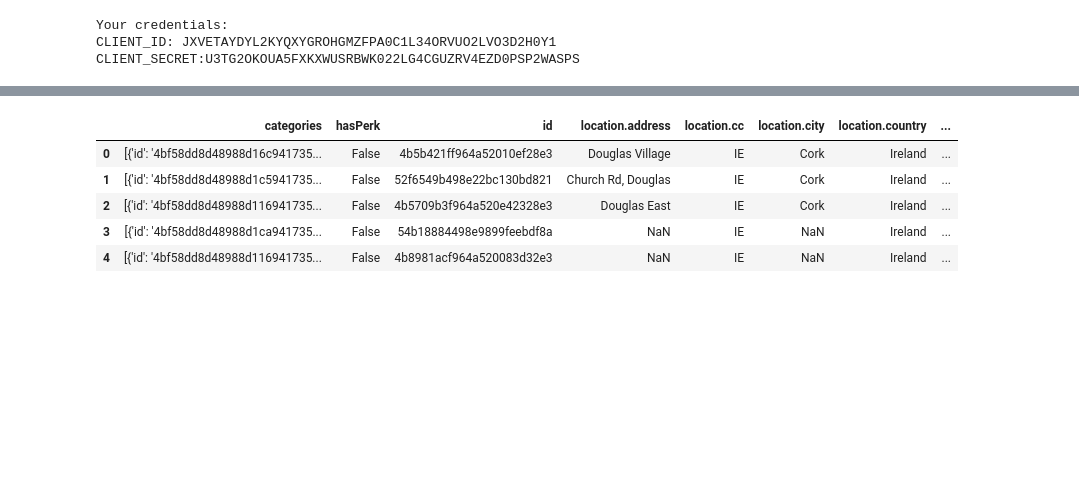
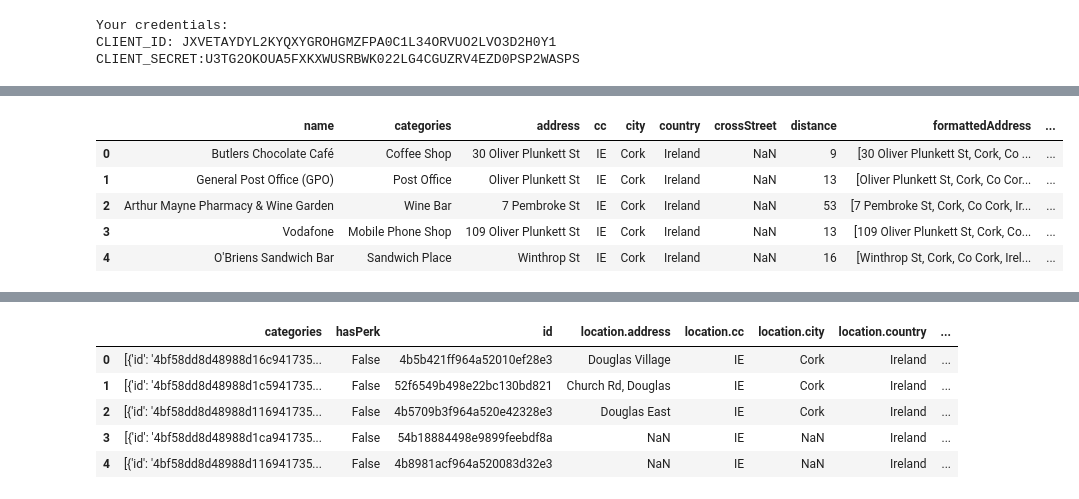
Before and after one commit to Mikodon1/Coursera-Capstone, a Jupyter notebook: Battle of the Neighbourhoods .ipynb, the cells around one changed output, grey strips where cells are left out. Cells and saved outputs as stored; diff of their text form; code cells hidden in the pictures; blank space fills up the shorter version.

```diff
--- a/Battle of the Neighbourhoods .ipynb
+++ b/Battle of the Neighbourhoods .ipynb
@@ -1138,0 +1198,12 @@ CLIENT_SECRET:U3TG2OKOUA5FXKXWUSRBWK022LG4CGUZRV4EZD0PSP2WASPS
+# %%
+# create the API request URL to serach for venues in Cork City Centre
+url = "https://api.foursquare.com/v2/venues/search?client_id={}&client_secret={}&v={}&ll={},{}&radius={}&limit={}".format(
+    CLIENT_ID,
+    CLIENT_SECRET,
+    VERSION,
+    corlatitude,
+    corlongitude,
+    radius,
+    LIMIT)
+corccresults = requests.get(url).json()
+corccresults
@@ -1138,0 +1242,31 @@ CLIENT_SECRET:U3TG2OKOUA5FXKXWUSRBWK022LG4CGUZRV4EZD0PSP2WASPS
+# %%
+# keep only columns that include venue name, and anything that is associated with location
+filtered_columns = ['name', 'categories'] + [col for col in corcc_df.columns if col.startswith('location.')] + ['id']
+corcc_df_filtered = corcc_df.loc[:, filtered_columns]
+
+# function that extracts the category of the venue
+def get_category_type(row):
+    try:
+        categories_list = row['categories']
+    except:
+        categories_list = row['venue.categories']
+
+    if len(categories_list) == 0:
+        return None
+    else:
+        return categories_list[0]['name']
+
+# filter the category for each row
+corcc_df_filtered['categories'] = corcc_df_filtered.apply(get_category_type, axis=1)
+
+# clean column names by keeping only last term
+corcc_df_filtered.columns = [column.split('.')[-1] for column in corcc_df_filtered.columns]
+
+corcc_df_filtered.head()
+# %% [output]
+|  | name | categories | address | cc | city | country | crossStreet | distance | formattedAddress | ... |
+| 0 | Butlers Chocolate Café | Coffee Shop | 30 Oliver Plunkett St | IE | Cork | Ireland | NaN | 9 | [30 Oliver Plunkett St, Cork, Co ... | ... |
+| 1 | General Post Office (GPO) | Post Office | Oliver Plunkett St | IE | Cork | Ireland | NaN | 13 | [Oliver Plunkett St, Cork, Co Cor... | ... |
+| 2 | Arthur Mayne Pharmacy & Wine Garden | Wine Bar | 7 Pembroke St | IE | Cork | Ireland | NaN | 53 | [7 Pembroke St, Cork, Co Cork, Ir... | ... |
+| 3 | Vodafone | Mobile Phone Shop | 109 Oliver Plunkett St | IE | Cork | Ireland | NaN | 13 | [109 Oliver Plunkett St, Cork, Co... | ... |
+| 4 | O'Briens Sandwich Bar | Sandwich Place | Winthrop St | IE | Cork | Ireland | NaN | 16 | [Winthrop St, Cork, Co Cork, Irel... | ... |
```
Also changed, not shown: parts of 13 cells of this notebook.
